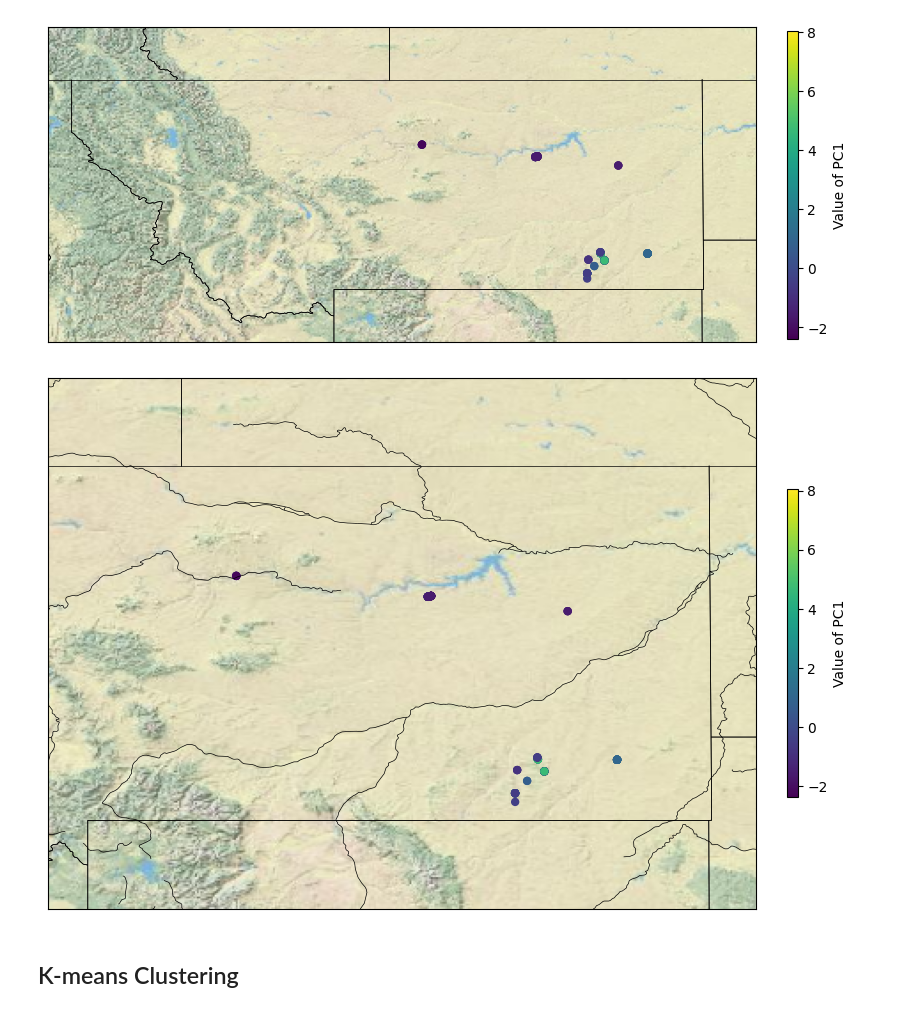
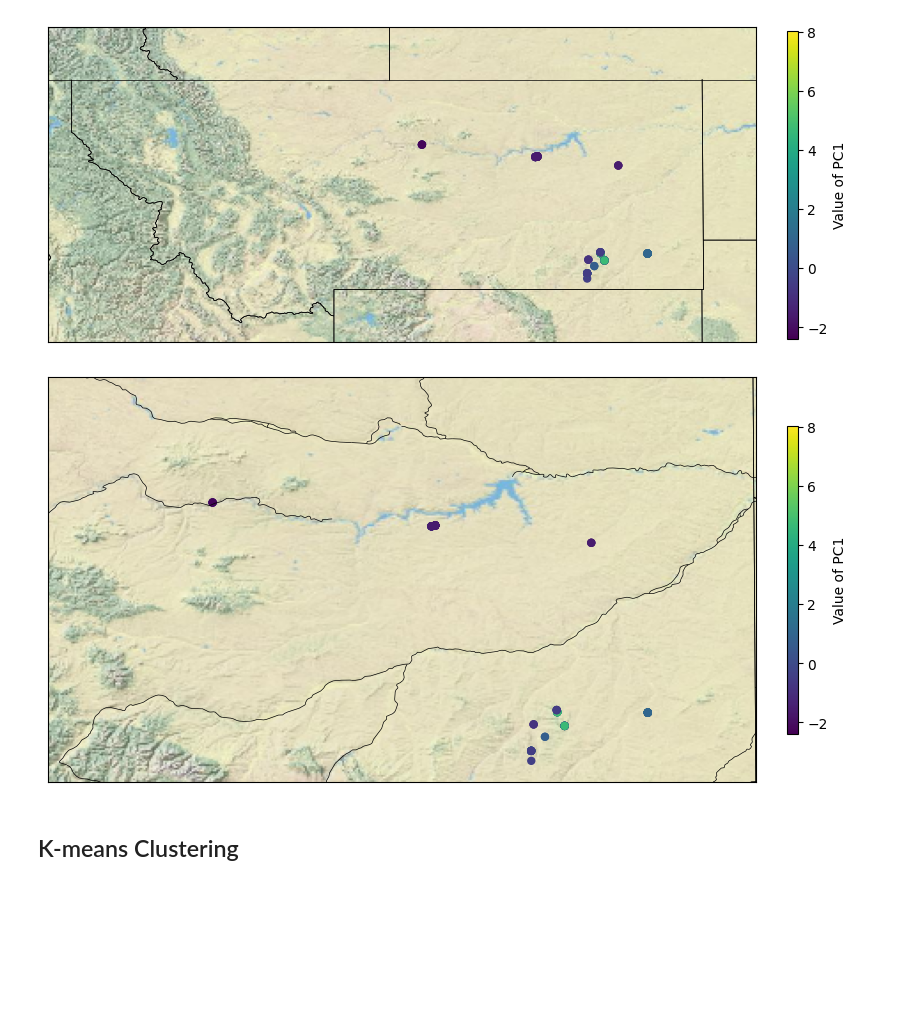
Before and after one commit to katiebristol/epsilon_Fe2O3_controls, a Jupyter notebook: epsilon_Fe2O3_controls.ipynb, the cells around one changed output. Cells and saved outputs as stored; diff of their text form; code cells hidden in the pictures; blank space fills up the shorter version.

```diff
--- a/epsilon_Fe2O3_controls.ipynb
+++ b/epsilon_Fe2O3_controls.ipynb
@@ -200,22 +197,22 @@ plt.show()
 # %% [output]
 [figure]
 # %%
-# Plot coordinates
+# Inset of plot with rivers plotted
 plt.figure(figsize=(10,10))
-m = Basemap(projection='mill',llcrnrlat=44,urcrnrlat=50,\
-            llcrnrlon=-111.5,urcrnrlon=-103.5,resolution='h', epsg=4269)
+m = Basemap(projection='mill',llcrnrlat=45,urcrnrlat=49,\
+            llcrnrlon=-111,urcrnrlon=-104,resolution='h', epsg=4269)
 m.arcgisimage(service='World_Physical_Map')
 m.drawstates()
 m.drawcountries()
 m.drawrivers()
 
 x, y = m(df.Lon, df.Lat) # convert to polar stereographic
 m.scatter(x, y, c=PCs[:, 0], cmap='viridis', s=25)
 plt.colorbar(label='Value of PC1', fraction=0.046, shrink=0.4, aspect=30, pad=0.04)
 
 plt.show()
 # %% [output]
-[figure, old version]
+[figure, new version]
 # %% [markdown]
 ## K-means Clustering
 # %%
```
Also changed, not shown: parts of 17 cells of this notebook, 1 other file.
